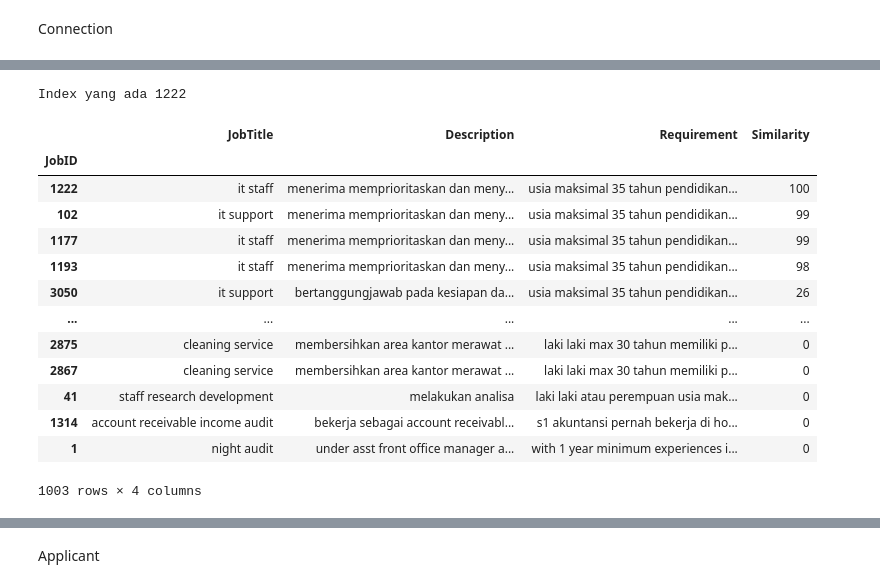
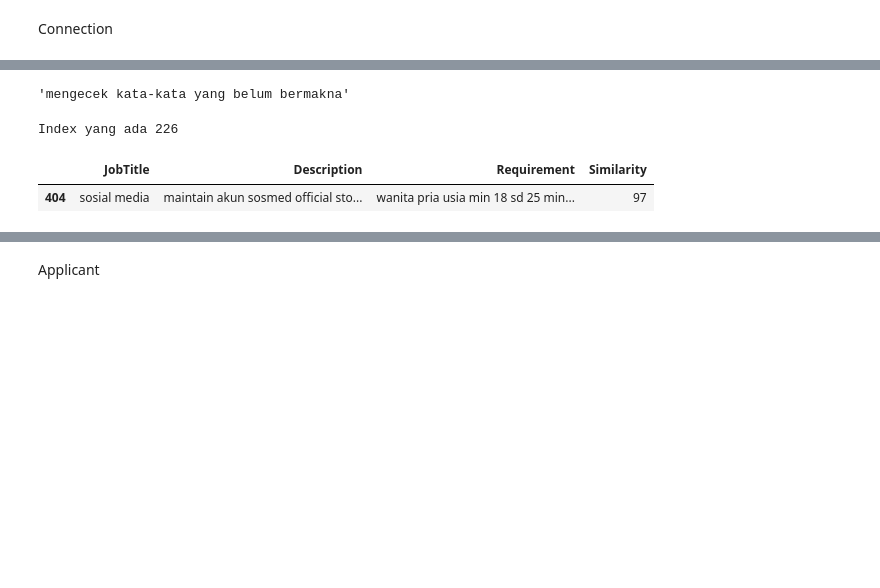
Before and after one commit to fn-hide/eris_job, a Jupyter notebook: content_based_3.ipynb, the cells around one changed output, grey strips where cells are left out. Cells and saved outputs as stored; diff of their text form; code cells hidden in the pictures; blank space fills up the shorter version.

```diff
--- a/content_based_3.ipynb
+++ b/content_based_3.ipynb
@@ -151,0 +131,7 @@ df_merged.ProvinceName = df_merged.ProvinceName.map(str.lower)
+# %%
+sastrawi_stopwords = StopWordRemoverFactory().get_stop_words()
+nltk_stopwords_in =  stopwords.words('indonesian')
+nltk_stopwords_en =  stopwords.words('english')
+user_stopwords = ['perusahaan', 'sesuai', 'become', 'becoming', 'gunawangsa', 'hotel', 'merr']
+
+stopwords_in = list(set(sastrawi_stopwords + nltk_stopwords_in + nltk_stopwords_en + user_stopwords))
@@ -151,0 +140,6 @@ df_merged.ProvinceName = df_merged.ProvinceName.map(str.lower)
+# %%
+'''cara 1'''
+job_merged.Description = job_merged.Description.apply(lambda x: re.sub('\s+', '   ', '   ' + x + '   ')).apply(lambda x: re.sub('(' + ' | '.join(stopwords_in) + ')', ' ', x)).map(remove_morespace).map(str.strip)
+
+'''cara 2'''
+# job_merged.Description.apply(lambda x: remove_stopwords(stopwords_in, x))
@@ -152,3 +150,3 @@ df_merged.ProvinceName = df_merged.ProvinceName.map(str.lower)
 # %%
-df_merged.FunctionPositionName = df_merged.FunctionPositionName.map(remove_standalonesymbols).apply(lambda x: re.sub('[\(\)0-9]', '', x)).map(remove_morespace).map(str.strip).map(str.lower)
+job_merged.Requirement = job_merged.Requirement.apply(lambda x: re.sub('\s+', '   ', '   ' + x + '   ')).apply(lambda x: re.sub('(' + ' | '.join(stopwords_in) + ')', ' ', x)).map(remove_morespace).map(str.strip)
 # %%
@@ -182,11 +158,27 @@ df_train = pd.DataFrame([], index=df_merged.index)
+# %%
+'''mengecek kata-kata yang belum bermakna'''
+# teks = ''
+# for sentence in job_merged.Description.values:
+#     teks = teks + ' ' + sentence
+# teks = teks.strip()
+# teks = teks.split(' ')
+# teks = pd.Series(teks)
+# %% [output]
+'mengecek kata-kata yang belum bermakna'
 # %%
-df_train['Text'] = df_merged.JobTitle.str.cat(
-    df_merged.FunctionPositionName.str.cat(
-        df_merged.EducationLevelName.str.cat(
-            df_merged.CityName.str.cat(
-                df_merged.ProvinceName.str.cat(
-                    df_merged.Description.str.cat(
-                        df_merged.Requirement
+# job_merged = job_merged.set_index(['JobID'])
+
+job_train = pd.DataFrame([], index=job_merged.index)
+
+job_train['Text'] = job_merged.JobTitle.str.cat(
+    job_merged.FunctionPositionName.str.cat(
+        job_merged.EducationLevelName.str.cat(
+            job_merged.MajorName.str.cat(
+                job_merged.CityName.str.cat(
+                    job_merged.ProvinceName.str.cat(
+                        job_merged.Description.str.cat(
+                            job_merged.Requirement
+                        , sep=' ')
                     , sep=' ')
                 , sep=' ')
             , sep=' ')
@@ -211,22 +197,10 @@ bank = encoder.fit_transform(df_train.Text)
 # code = encoder.transform(job_train.Text)
 # dist = cosine_similarity(code, bank)[0]*100
 # %%
-eris = ErisRecommender(df_merged, df_train, 'Text')
+eris = ErisRecommender(job_merged, job_train.copy(), 'Text')
 eris.fit()
-eris.recommend('programmer')
+eris.recommend('android')
 # %% [output]
-Index yang ada 1222
+Index yang ada 226
 |  | JobTitle | Description | Requirement | Similarity |
-| JobID |  |  |  |  |
-| 1222 | it staff | menerima memprioritaskan dan meny... | usia maksimal 35 tahun pendidikan... | 100 |
-| 102 | it support | menerima memprioritaskan dan meny... | usia maksimal 35 tahun pendidikan... | 99 |
-| 1177 | it staff | menerima memprioritaskan dan meny... | usia maksimal 35 tahun pendidikan... | 99 |
-| 1193 | it staff | menerima memprioritaskan dan meny... | usia maksimal 35 tahun pendidikan... | 98 |
-| 3050 | it support | bertanggungjawab pada kesiapan da... | usia maksimal 35 tahun pendidikan... | 26 |
-| ... | ... | ... | ... | ... |
-| 2875 | cleaning service | membersihkan area kantor merawat ... | laki laki max 30 tahun memiliki p... | 0 |
-| 2867 | cleaning service | membersihkan area kantor merawat ... | laki laki max 30 tahun memiliki p... | 0 |
-| 41 | staff research development | melakukan analisa | laki laki atau perempuan usia mak... | 0 |
-| 1314 | account receivable income audit | bekerja sebagai account receivabl... | s1 akuntansi pernah bekerja di ho... | 0 |
-| 1 | night audit | under asst front office manager a... | with 1 year minimum experiences i... | 0 |
+| 404 | sosial media | maintain akun sosmed official sto... | wanita pria usia min 18 sd 25 min... | 97 |
-1003 rows × 4 columns
```
Also changed, not shown: parts of 66 cells of this notebook, 3 other files.
